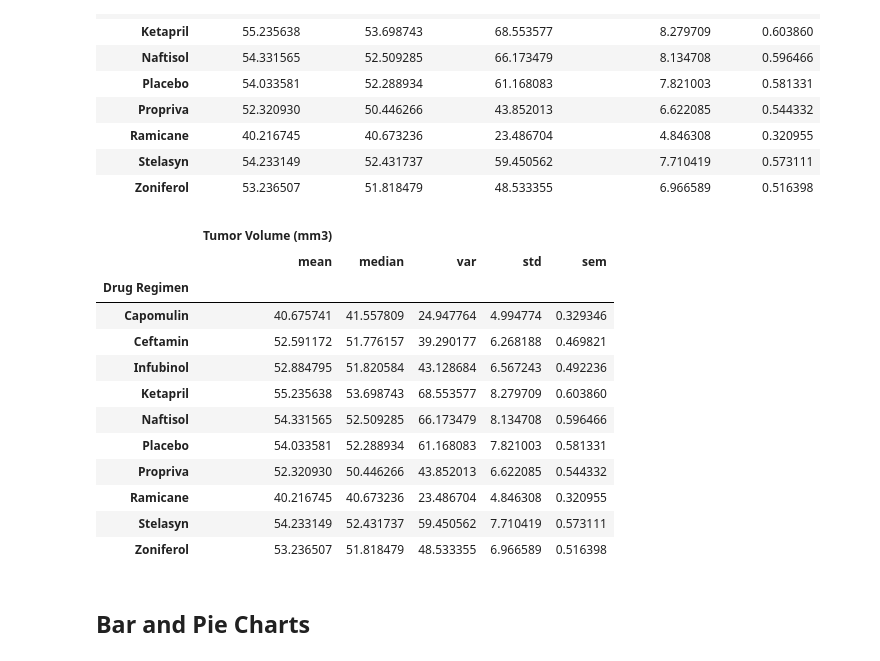
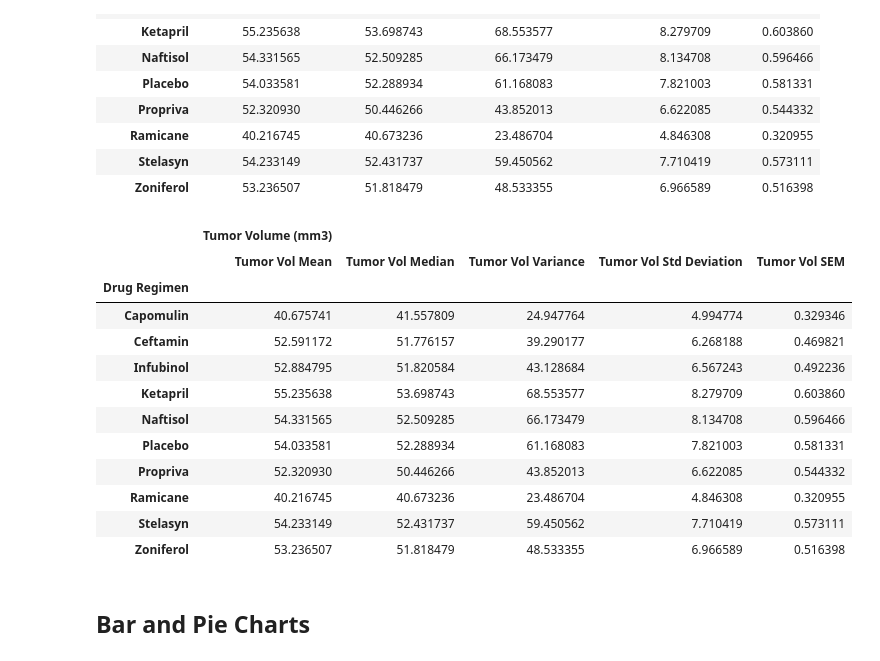
Before and after one commit to zpoeschl/matplotlib-challenge, a Jupyter notebook: Pymaceuticals/ZPoeschl_pymaceuticals.ipynb, the cells around one changed output. Drawn from its saved outputs; the diff is of its cells as text; code cells hidden in the pictures.

```diff
--- a/Pymaceuticals/ZPoeschl_pymaceuticals.ipynb
+++ b/Pymaceuticals/ZPoeschl_pymaceuticals.ipynb
@@ -113,11 +115,11 @@ regimen_group_df
 # %%
 ## Generate a summary statistics table of mean, median, variance, standard deviation, and SEM of the tumor volume for each regimen
 ## Using the aggregation method, produce the same summary statistics in a single line
-regimen_group_df2 = cleaned_df.groupby("Drug Regimen").agg({"Tumor Volume (mm3)": ["mean", "median", "var", "std", "sem"]})
+regimen_group_df2 = cleaned_df.groupby("Drug Regimen").agg({"Tumor Volume (mm3)": ["mean", "median", "var", "std", "sem"]}).rename(columns={"mean":"Tumor Vol Mean", "median":"Tumor Vol Median", "var":"Tumor Vol Variance", "std":"Tumor Vol Std Deviation", "sem":"Tumor Vol SEM"})
 regimen_group_df2
 # %% [output]
 |  | Tumor Volume (mm3) |  |  |  |  |
-|  | mean | median | var | std | sem |
+|  | Tumor Vol Mean | Tumor Vol Median | Tumor Vol Variance | Tumor Vol Std Deviation | Tumor Vol SEM |
 | Drug Regimen |  |  |  |  |  |
 | Capomulin | 40.675741 | 41.557809 | 24.947764 | 4.994774 | 0.329346 |
 | Ceftamin | 52.591172 | 51.776157 | 39.290177 | 6.268188 | 0.469821 |
```
Also changed, not shown: parts of 8 cells of this notebook, 1 other file.
